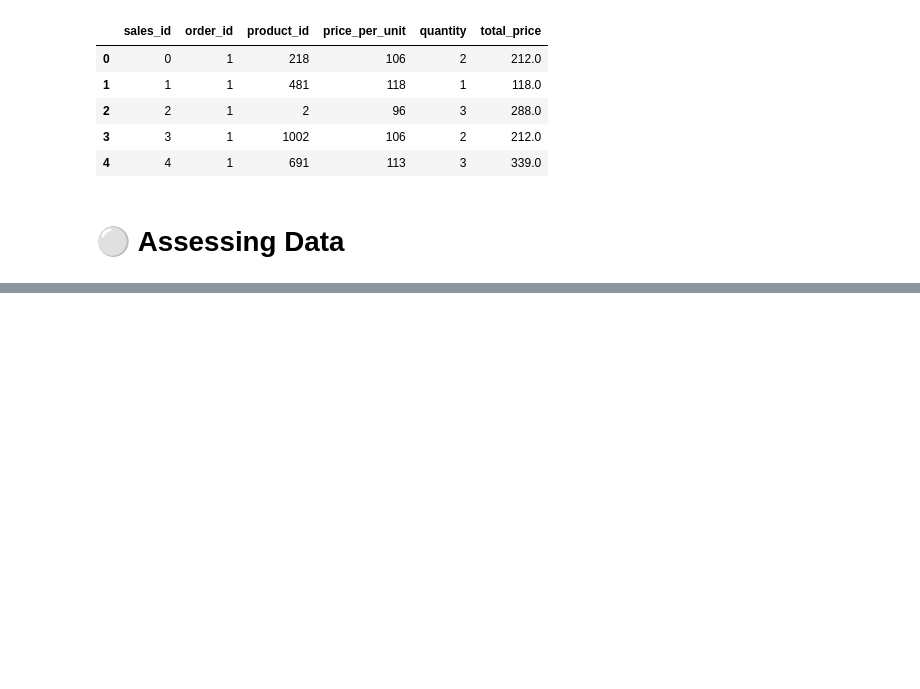
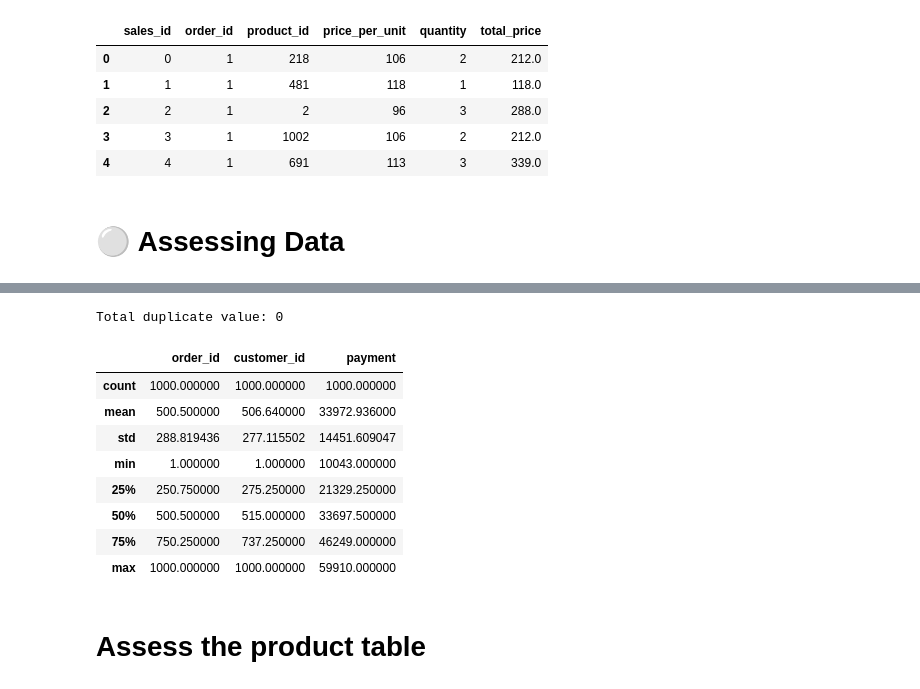
Before and after one commit to stefansphtr/Exercise-Project-Data-Analysis, a Jupyter notebook: Project.ipynb, the cells around one changed output, grey strips where cells are left out. Drawn from its saved outputs; the diff is of its cells as text; code cells hidden in the pictures; blank space fills up the shorter version.

```diff
--- a/Project.ipynb
+++ b/Project.ipynb
@@ -100,0 +199,8 @@ sales_df.head()
+# %%
+# Change the order_id attribute to string
+
+orders_df["order_id"] = orders_df["order_id"].astype(str)
+
+#  Check the data type of order_id attribute
+
+orders_df["order_id"].info()
@@ -100,0 +216,8 @@ sales_df.head()
+# %%
+# Change the delivery_date attribute to datetime
+
+orders_df["delivery_date"] = pd.to_datetime(orders_df["delivery_date"])
+
+# Check the data type of the delivery_date attribute
+
+orders_df["delivery_date"].info()
@@ -100,0 +233,19 @@ sales_df.head()
+# %%
+# Check duplicate value in table orders
+
+print("Total duplicate value:", orders_df.duplicated().sum())
+
+orders_df.describe()
+# %% [output]
+Total duplicate value: 0
+|  | order_id | customer_id | payment |
+| count | 1000.000000 | 1000.000000 | 1000.000000 |
+| mean | 500.500000 | 506.640000 | 33972.936000 |
+| std | 288.819436 | 277.115502 | 14451.609047 |
+| min | 1.000000 | 1.000000 | 10043.000000 |
+| 25% | 250.750000 | 275.250000 | 21329.250000 |
+| 50% | 500.500000 | 515.000000 | 33697.500000 |
+| 75% | 750.250000 | 737.250000 | 46249.000000 |
+| max | 1000.000000 | 1000.000000 | 59910.000000 |
+# %% [markdown]
+# Assess the product table
```
Also changed, not shown: parts of 19 cells of this notebook.
